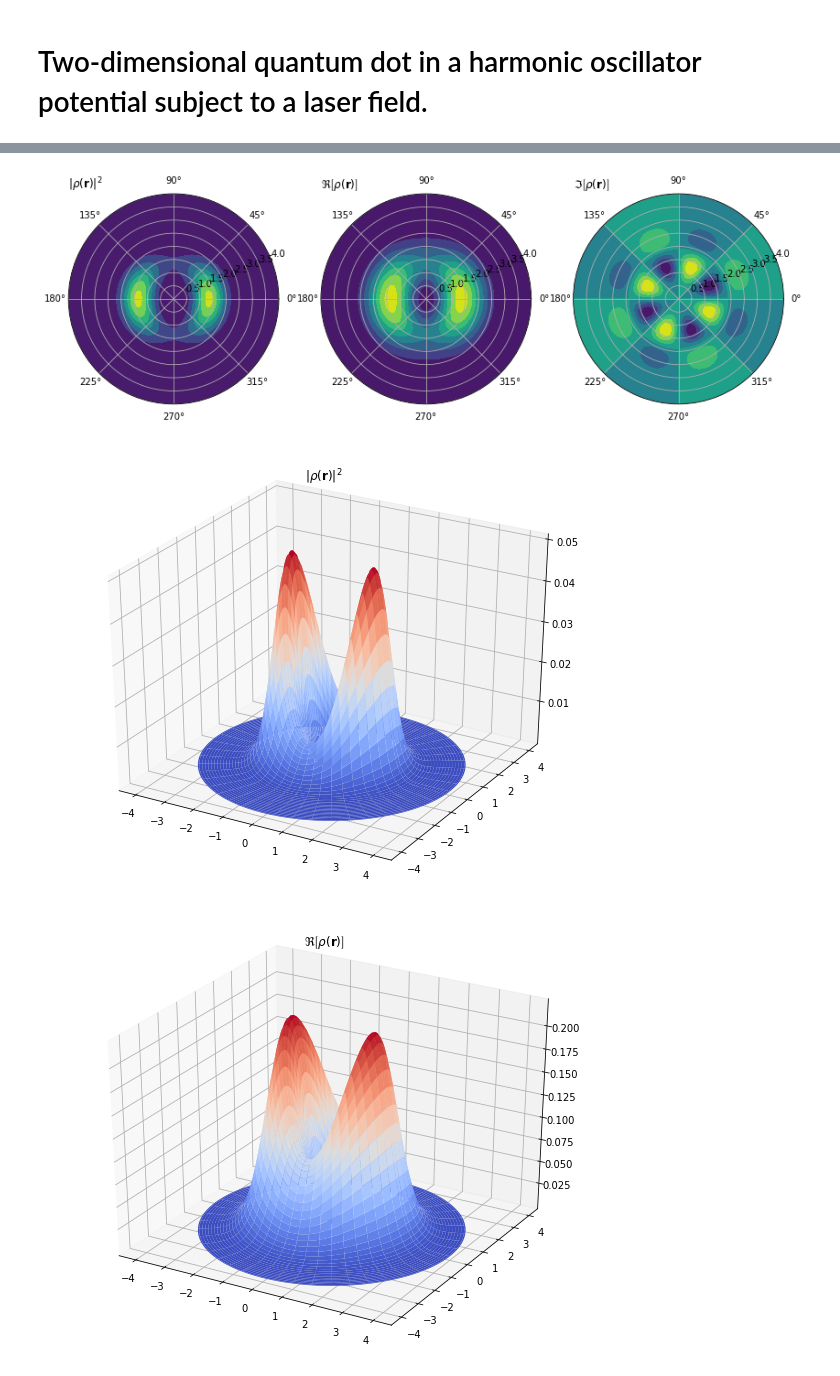
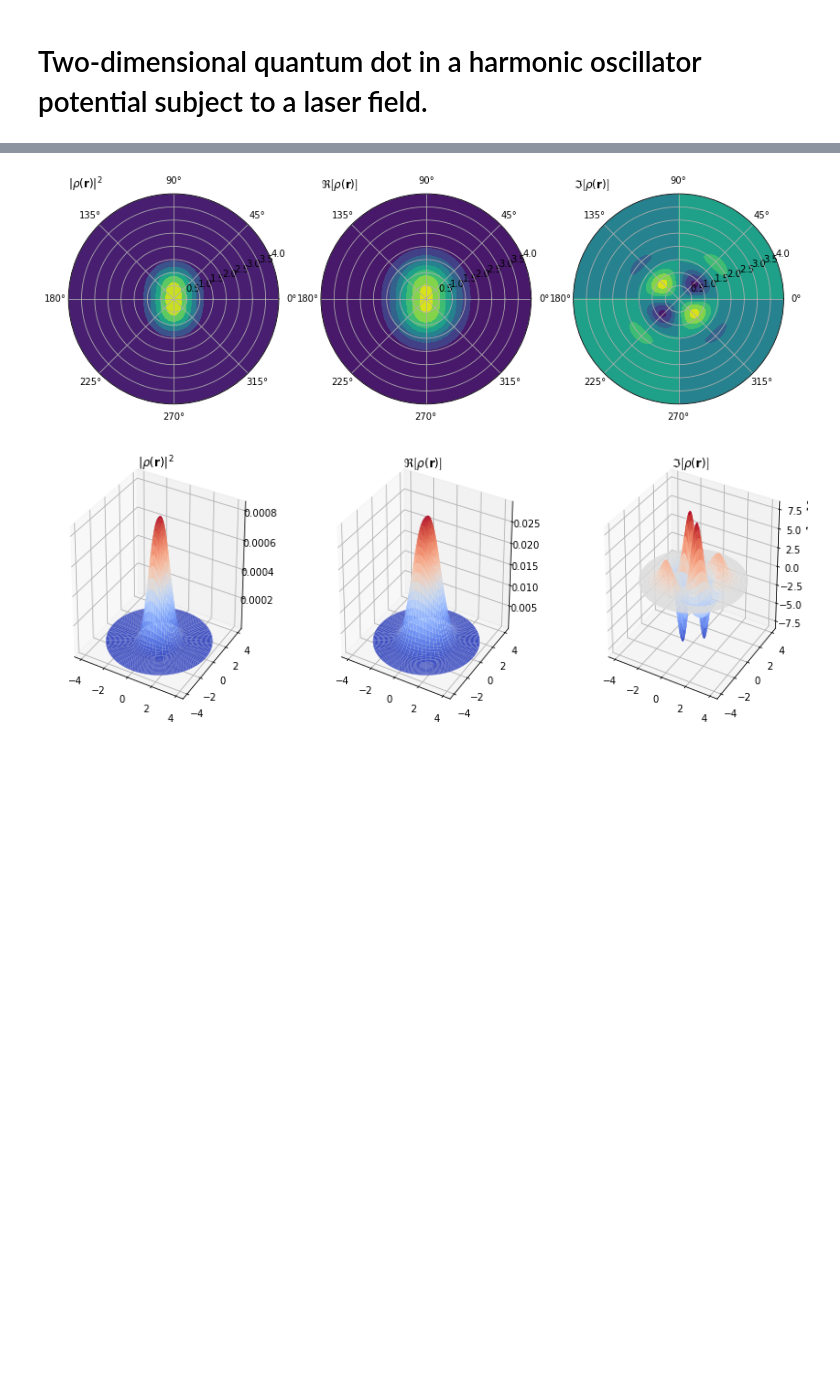
Before and after one commit to HyQD/coupled-cluster, a Jupyter notebook: scripts/2d-ho-quantum-dot.ipynb, the cells around one changed output, grey strips where cells are left out. Cells and saved outputs as stored; diff of their text form; code cells hidden in the pictures; blank space fills up the shorter version.

Commit message:
Add run with two particles and more intense laser

```diff
--- a/scripts/2d-ho-quantum-dot.ipynb
+++ b/scripts/2d-ho-quantum-dot.ipynb
@@ -26,7 +26,7 @@ class LaserPulse:
 
         return self.strength * np.sin(self.omega * t)
 # %%
-n = 6
+n = 2
 l = 30
 
 radius = 4
@@ -46,5 +46,5 @@ Ehf: (20.748402254287793+0j)
 # %%
-laser = LaserField(LaserPulse())
+laser = LaserField(LaserPulse(omega=3.6079, strength=1))
 
 polarization_vector = np.zeros(2)
 polarization_vector[0] = 1
@@ -101,29 +101,28 @@ ax.set_title(r"$\Im\left[\rho(\mathbf{r})\right]$", loc="left")
 plt.contourf(tdho.T, tdho.R, rho.imag)
 plt.show()
 # %% [output]
-[figure, old version]
+[figure, new version]
 # %%
 X, Y = tdho.R * np.cos(tdho.T), tdho.R * np.sin(tdho.T)
 
-fig = plt.figure(figsize=(10, 8))
-ax = fig.add_subplot(111, projection="3d")
+fig = plt.figure(figsize=(14, 5))
+ax = fig.add_subplot(1, 3, 1, projection="3d")
 
 ax.plot_surface(X, Y, np.abs(rho * rho.conj()), cmap=cm.coolwarm)
 plt.title(r"$|\rho(\mathbf{r})|^2$")
 
-fig = plt.figure(figsize=(10, 8))
-ax = fig.add_subplot(111, projection="3d")
+#fig = plt.figure(figsize=(10, 8))
+ax = fig.add_subplot(1, 3, 2, projection="3d")
 
 ax.plot_surface(X, Y, rho.real, cmap=cm.coolwarm)
 plt.title(r"$\Re\left[\rho(\mathbf{r})\right]$")
 
-fig = plt.figure(figsize=(10, 8))
-ax = fig.add_subplot(111, projection="3d")
+#fig = plt.figure(figsize=(10, 8))
+ax = fig.add_subplot(1, 3, 3, projection="3d")
 
 ax.plot_surface(X, Y, rho.imag, cmap=cm.coolwarm)
 plt.title(r"$\Im\left[\rho(\mathbf{r})\right]$")
 
 plt.show()
 # %% [output]
-[figure, old version]
+[figure, new version]
-[figure, removed]
```
Also changed, not shown: parts of 9 cells of this notebook.
